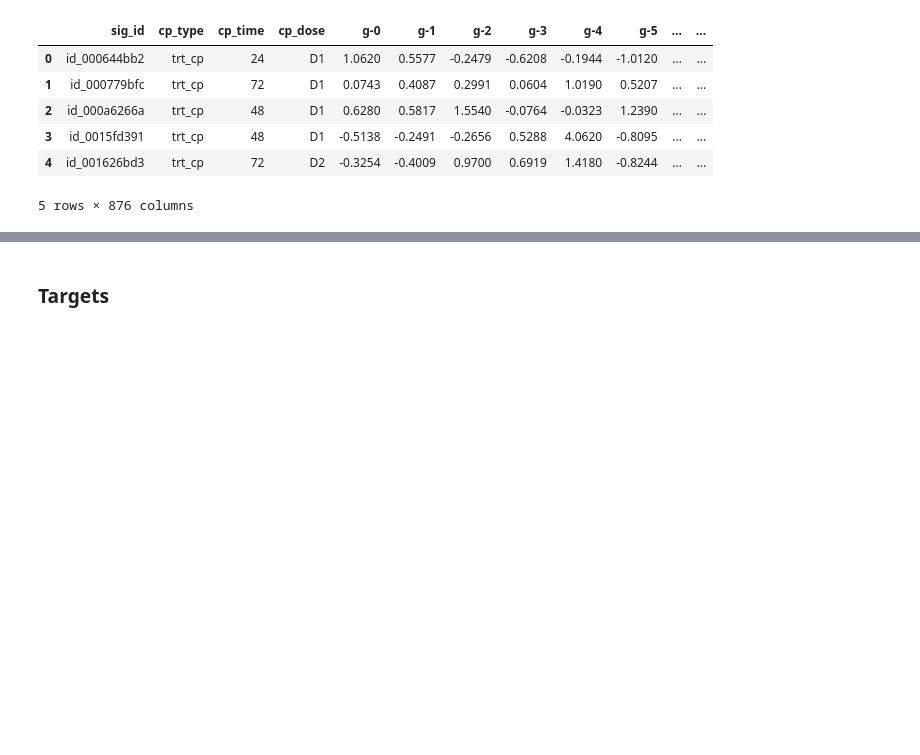
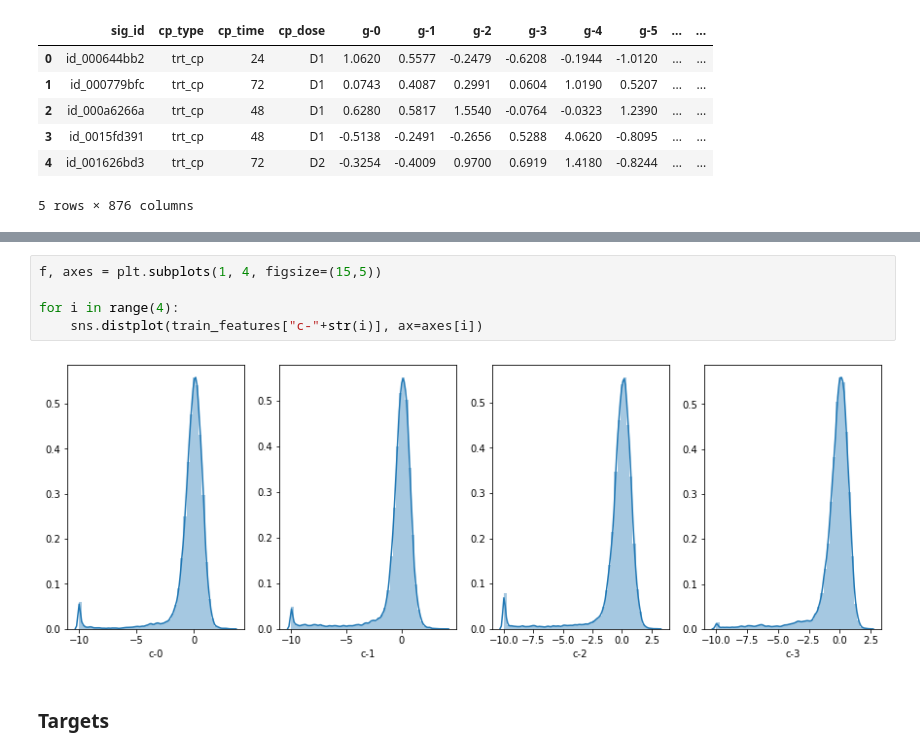
Before and after one commit to vboix2/Kaggle, a Jupyter notebook: MoA Prediction/Exploration.ipynb, the cells around one changed output, grey strips where cells are left out. Cells and saved outputs as stored; diff of their text form; blank space fills up the shorter version.

```diff
--- a/MoA Prediction/Exploration.ipynb
+++ b/MoA Prediction/Exploration.ipynb
@@ -67,3 +89,10 @@ train_features[NUM].describe()
+# %%
+f, axes = plt.subplots(1, 4, figsize=(15,5))
+
+for i in range(4):
+    sns.distplot(train_features["c-"+str(i)], ax=axes[i])
+# %% [output]
+[figure, added]
 # %% [markdown]
 ### Targets
 # %%
```
Also changed, not shown: parts of 16 cells of this notebook.
